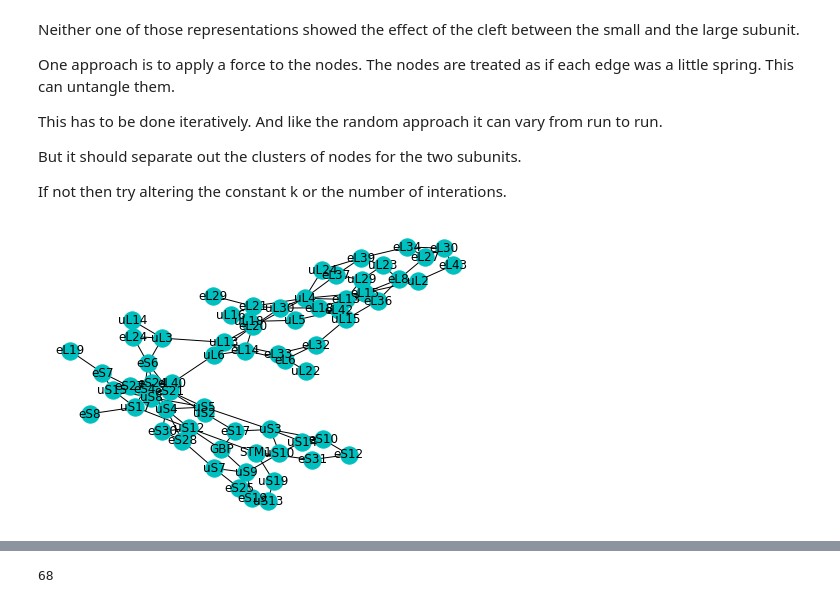
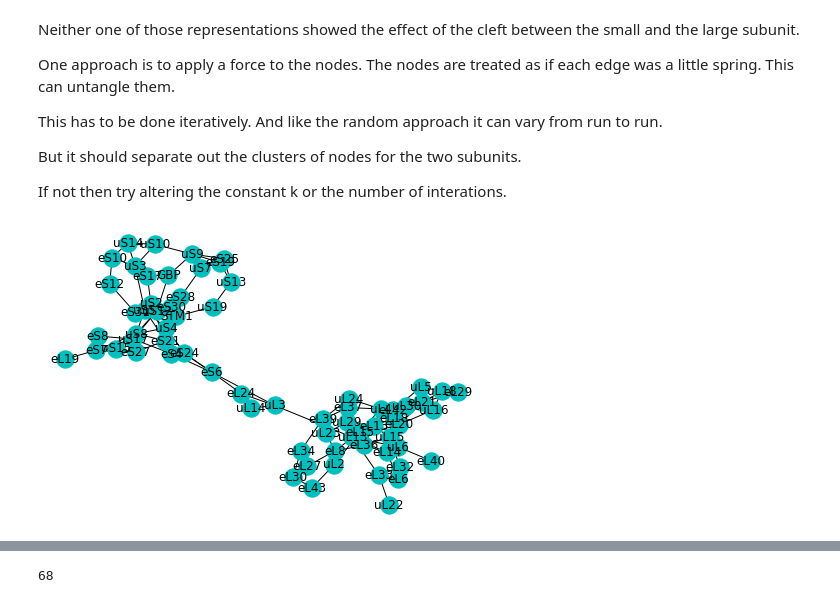
Before and after one commit to ARU-Bioinf-CMA-2020/tw10, a Jupyter notebook: networkx_and_protein_interactions.ipynb, the cells around one changed output, grey strips where cells are left out. Drawn from its saved outputs; the diff is of its cells as text; code cells hidden in the pictures.

```diff
--- a/networkx_and_protein_interactions.ipynb
+++ b/networkx_and_protein_interactions.ipynb
@@ -78 +77,4 @@ G = nx.Graph()
+# %%
+# run this cell to create (an empty) nx.Graph called contacts_graph
+contacts_graph = nx.Graph()
 # %% [markdown]
@@ -81,0 +82,3 @@ G.add_nodes_from(["eL13","eL14","eL15","eL18","eL19","eL20","eL21","eL24","eL27"
+# %%
+# run this cell add the individual proteins as nodes of protein_graph
+contacts_graph.add_nodes_from(table_of_contacts.keys())
@@ -85,7 +93,7 @@ Then the contacts from the network are added as edges.
 # Then we determine the edges on the nodes
 for protein, interacting_proteins in table_of_contacts.items():
     for contact in interacting_proteins:
-        G.add_edge(protein, contact)
+        contacts_graph.add_edge(protein, contact)
 # %%
 import matplotlib.pyplot as plt
 # %%
@@ -107,6 +115,6 @@ But it should separate out the clusters of nodes for the two subunits.
 
 If not then try altering the constant k or the number of interations.
 # %%
-nx.draw_spring(G,k=0.80,iterations=50, with_labels=True, node_color='c',)
+nx.draw_spring(contacts_graph, k=0.80, iterations=10, with_labels=True, node_color='c',)
 # %% [output]
-[figure, old version]
+[figure, new version]
```
Also changed, not shown: parts of 25 cells of this notebook, 1 other file.
